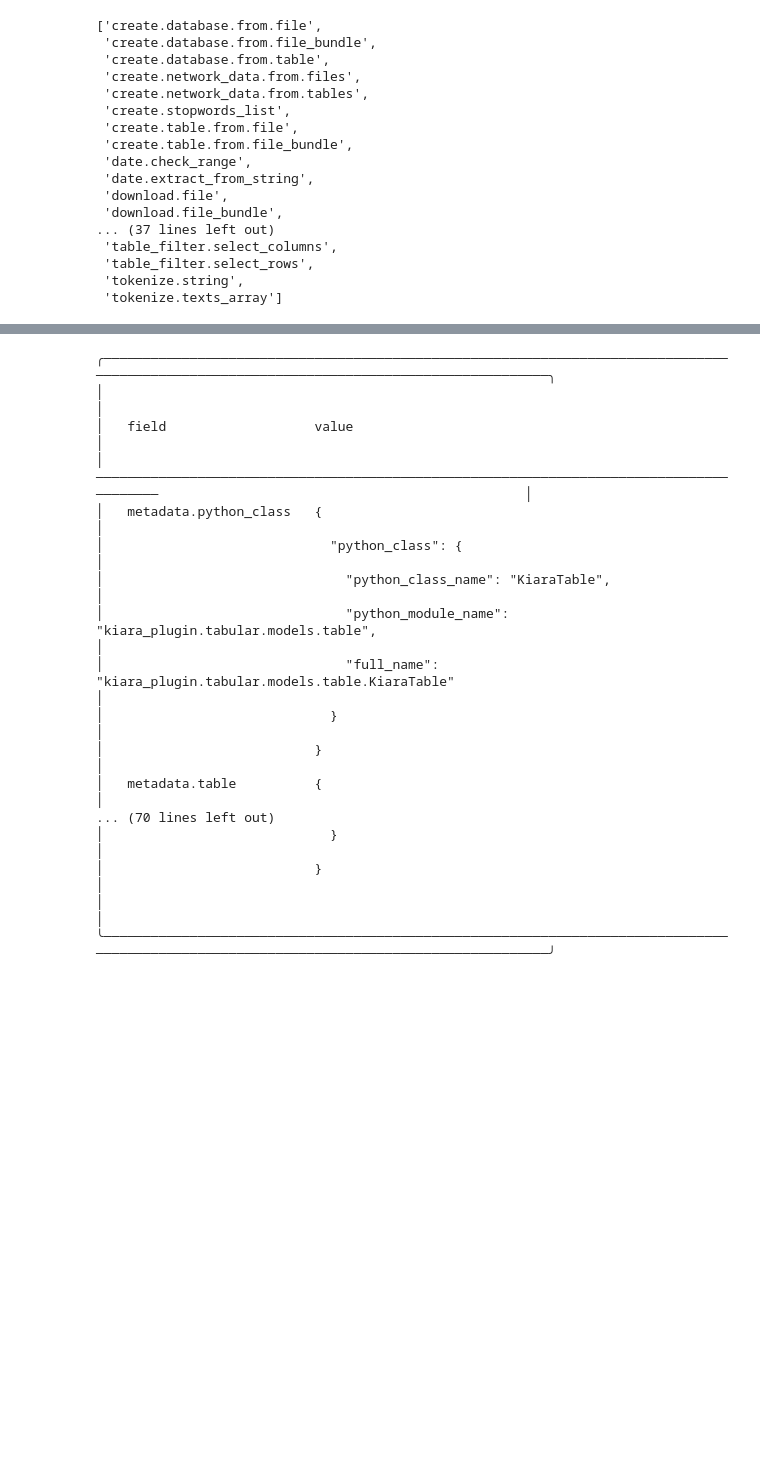
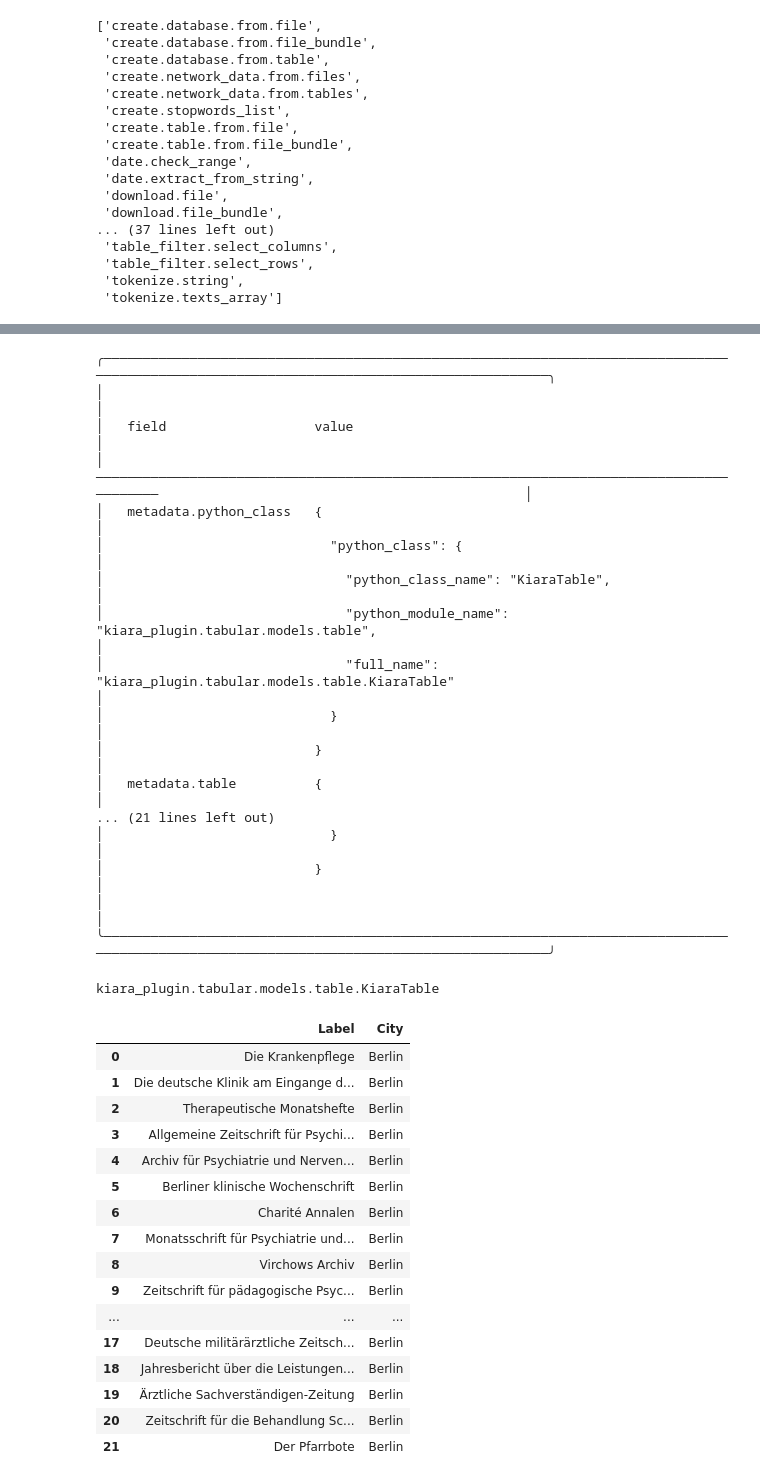
Before and after one commit to DHARPA-Project/kiara, a Jupyter notebook: examples/jupyter/install_example.ipynb, the cells around one changed output, grey strips where cells are left out. Cells and saved outputs as stored; diff of their text form; code cells hidden in the pictures; blank space fills up the shorter version.

Commit message:
docs: example jupyter notebook

```diff
--- a/examples/jupyter/install_example.ipynb
+++ b/examples/jupyter/install_example.ipynb
@@ -127,0 +162,9 @@ create.table
+# %%
+# ok, given this information, we only need to provide the 'table' and 'query', and reference the string data in the sql...
+
+inputs = {
+    "table": table_val,
+    "query": "SELECT Label, City from data where City like 'Berlin'"
+}
+results = api.run_job("query.table", inputs=inputs)
+results
@@ -127,0 +189,7 @@ create.table
+# %%
+# let's get the value of the 'query_result' field...
+
+query_result = results['query_result']
+
+# and have a look at its lineage (even though it's not particularly interesting yet)
+query_result.lineage
@@ -128,7 +205,7 @@ create.table
 # %%
-# or some (type specific) properties...
+# and some (type specific) properties...
 
-table_val.property_values
+query_result.property_values
 # %% [output]
 ╭──────────────────────────────────────────────────────────────────────────────────────────────────────────────────────────────────────────╮
 │                                                                                                                                          │
@@ -142,8 +219,45 @@ table_val.property_values
 │                             }                                                                                                            │
 │                           }                                                                                                              │
 │   metadata.table          {                                                                                                              │
-... (70 lines left out)
+... (21 lines left out)
 │                             }                                                                                                            │
 │                           }                                                                                                              │
 │                                                                                                                                          │
 ╰──────────────────────────────────────────────────────────────────────────────────────────────────────────────────────────────────────────╯
+# %%
+# the value is of type 'table', we can access the data as a Python object
+
+query_table_data = query_result.data
+
+# we can check out what (Python) type is used under the hood
+type(query_table_data)
+# %% [output]
+kiara_plugin.tabular.models.table.KiaraTable
+# %%
+# and if we look up documentation about this type, we can use some of its
+# utility methods etc. For this type, the documentation is here: https://dharpa.org/kiara_plugin.tabular/latest/reference/kiara_plugin/tabular/models/table/#kiara_plugin.tabular.models.table.KiaraTable
+#
+# TODO: implement discoverability for these types of things)
+
+# for example, we can get the table as a Pandas dataframe:
+
+df = query_table_data.to_pandas()
+df
+# %% [output]
+|  | Label | City |
+| 0 | Die Krankenpflege | Berlin |
+| 1 | Die deutsche Klinik am Eingange d... | Berlin |
+| 2 | Therapeutische Monatshefte | Berlin |
+| 3 | Allgemeine Zeitschrift für Psychi... | Berlin |
+| 4 | Archiv für Psychiatrie und Nerven... | Berlin |
+| 5 | Berliner klinische Wochenschrift | Berlin |
+| 6 | Charité Annalen | Berlin |
+| 7 | Monatsschrift für Psychiatrie und... | Berlin |
+| 8 | Virchows Archiv | Berlin |
+| 9 | Zeitschrift für pädagogische Psyc... | Berlin |
+| ... | ... | ... |
+| 17 | Deutsche militärärztliche Zeitsch... | Berlin |
+| 18 | Jahresbericht über die Leistungen... | Berlin |
+| 19 | Ärztliche Sachverständigen-Zeitung | Berlin |
+| 20 | Zeitschrift für die Behandlung Sc... | Berlin |
+| 21 | Der Pfarrbote | Berlin |
```
Also changed, not shown: parts of 11 cells of this notebook, 1 other file.
